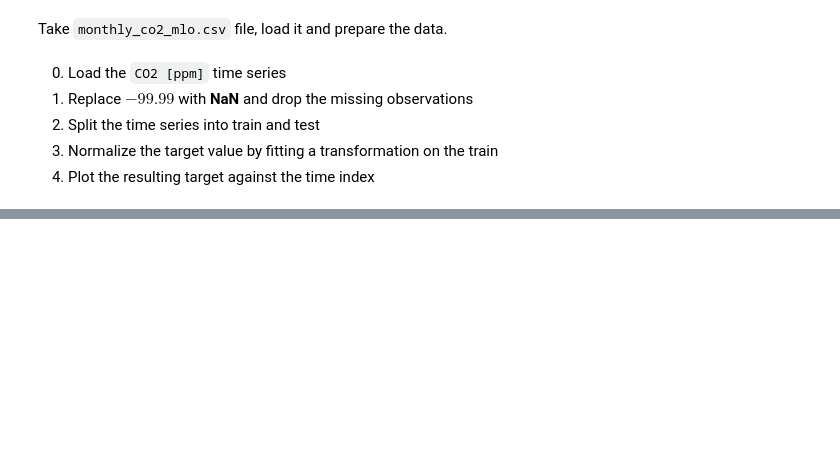
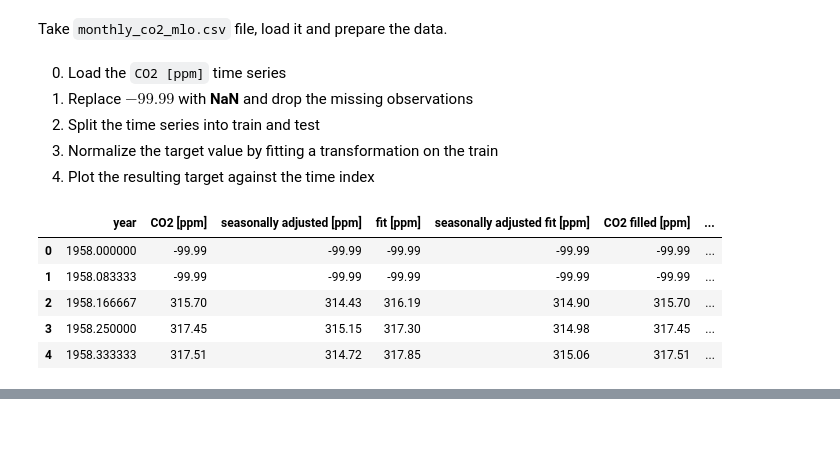
Before and after one commit to SemyonAbramov/MachineLearning_SK, a Jupyter notebook: HW3/ML2019HW03-part1.ipynb, the cells around one changed output, grey strips where cells are left out. Saved outputs shown, nothing was run; the diff lists cells and outputs as text; code cells hidden in the pictures; blank space fills up the shorter version.

Commit message:
[MAJOR] Added solution for 1.4.1

```diff
--- a/HW3/ML2019HW03-part1.ipynb
+++ b/HW3/ML2019HW03-part1.ipynb
@@ -334,0 +328,14 @@ from sklearn.preprocessing import StandardScaler
+# %%
+### BEGIN Solution
+
+dt = pd.read_csv('data/monthly_co2_mlo.csv')
+dt.head()
+
+### END Solution
+# %% [output]
+|  | year | CO2 [ppm] | seasonally adjusted [ppm] | fit [ppm] | seasonally adjusted fit [ppm] | CO2 filled [ppm] | ... |
+| 0 | 1958.000000 | -99.99 | -99.99 | -99.99 | -99.99 | -99.99 | ... |
+| 1 | 1958.083333 | -99.99 | -99.99 | -99.99 | -99.99 | -99.99 | ... |
+| 2 | 1958.166667 | 315.70 | 314.43 | 316.19 | 314.90 | 315.70 | ... |
+| 3 | 1958.250000 | 317.45 | 315.15 | 317.30 | 314.98 | 317.45 | ... |
+| 4 | 1958.333333 | 317.51 | 314.72 | 317.85 | 315.06 | 317.51 | ... |
```
Also changed, not shown: parts of 9 cells of this notebook.
